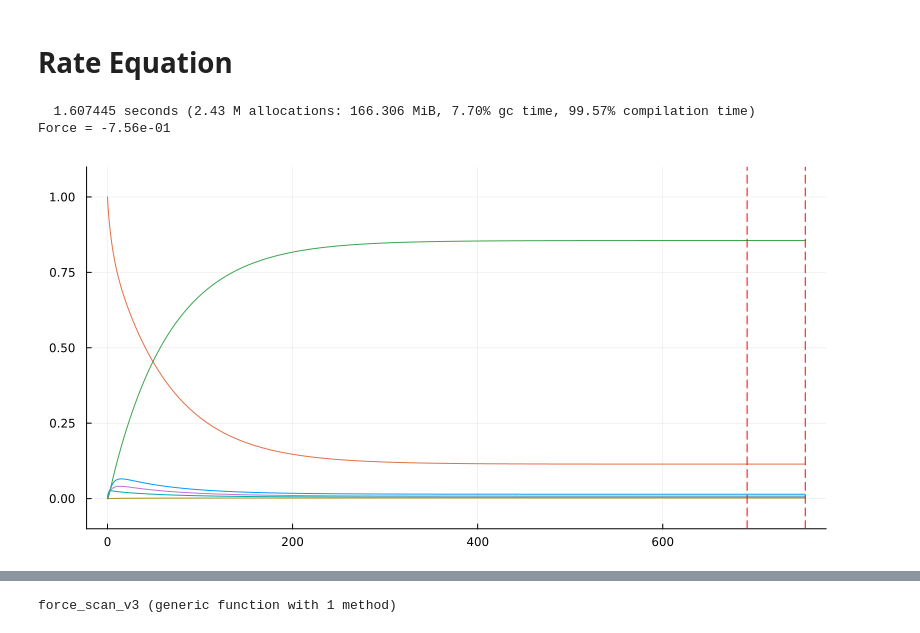
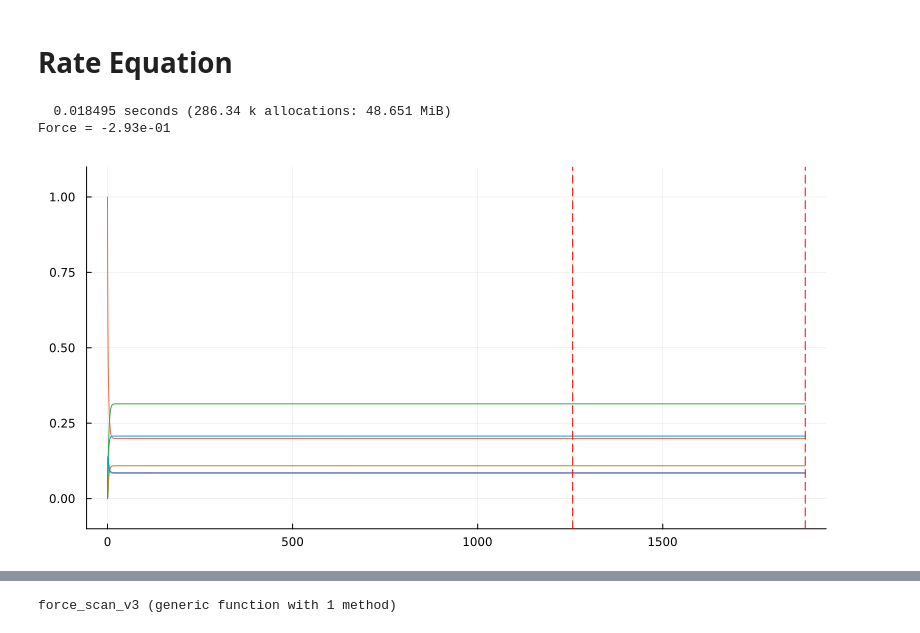
Before and after one commit to munozariasjm/OpticalBlochEquations.jl, a Jupyter notebook: examples/ipynb_sources/toy_models/F1_to_F1.ipynb, the cells around one changed output, grey strips where cells are left out. Drawn from its saved outputs; the diff is of its cells as text; code cells hidden in the pictures.

```diff
--- a/examples/ipynb_sources/toy_models/F1_to_F1.ipynb
+++ b/examples/ipynb_sources/toy_models/F1_to_F1.ipynb
@@ -766,0 +966,14 @@ prob.p.force_last_period .* 1e3
+# %%
+using Plots
+plot_us = sol.u#[1:10:end]
+plot_ts = sol.t#[1:10:end]
+
+n_states = size(p.ρ_soa, 1)
+plot(size=(800, 400), ylim=(-0.1, 1.1), legend=nothing)
+for i in 1:n_states
+    state_idx = n_states*(i-1) + i
+    plot!(plot_ts, [real(u[state_idx]) for u in plot_us])
+end
+plot!()
+offset = 0
+vline!([sol.t[end] - prob.p.period - offset, sol.t[end] - offset], color="red", linestyle=:dash)
@@ -885,9 +1154,6 @@ function prob_func_re!(prob, scan_params, i)
 end
 ;
 # %%
-Δ_orthog = 30.0Γ
-s_orthog = 50.0
-
 H_operator = :(
     T * L +
     B_z * Zeeman_L0
@@ -937,58 +1203,64 @@ bare_states = deepcopy(H.states)
 
 # Laser parameters
 
-Δ = 10.0Γ
-s = 50.0
 
 # Frequency of the lasers (in angular frequency units)
 ω1 = 2π * (energy(H.states[end]) - energy(H.states[1])) + Δ
 ω2 = 2π * (energy(H.states[end]) - energy(H.states[1])) + Δ_orthog
+ω3 = 2π * (energy(H.states[end]) - energy(H.states[1])) + Δ_dual
 
 ϵ_(ϵ1) = t -> ϵ1
 
-k̂ = +x̂; ϵ1 = ϵ_( -im .* rotate_pol(σ⁺, k̂)); laser1 = Field(k̂, ϵ1, ω2, s_orthog)
-k̂ = -x̂; ϵ2 = ϵ_( -im .* rotate_pol(σ⁺, k̂)); laser2 = Field(k̂, ϵ2, ω2, s_orthog)
-k̂ = +ŷ; ϵ3 = ϵ_( -rotate_pol(σ⁺, k̂)); laser3 = Field(k̂, ϵ3, ω2, s_orthog)
-k̂ = -ŷ; ϵ4 = ϵ_( -rotate_pol(σ⁺, k̂)); laser4 = Field(k̂, ϵ4, ω2, s_orthog)
+k̂ = +x̂; ϵ1 = ϵ_(rotate_pol(σ⁺, k̂)); laser1 = Field(k̂, ϵ1, ω2, s_orthog)
+k̂ = -x̂; ϵ2 = ϵ_(rotate_pol(σ⁺, k̂)); laser2 = Field(k̂, ϵ2, ω2, s_orthog)
+
+k̂ = +ŷ; ϵ3 = ϵ_( rotate_pol(σ⁺, k̂)); laser3 = Field(k̂, ϵ3, ω2, s_orthog)
+k̂ = -ŷ; ϵ4 = ϵ_( rotate_pol(σ⁺, k̂)); laser4 = Field(k̂, ϵ4, ω2, s_orthog)
+
 k̂ = +ẑ; ϵ5 = ϵ_( rotate_pol(σ⁺, k̂)); laser5 = Field(k̂, ϵ5, ω1, s)
 k̂ = -ẑ; ϵ6 = ϵ_( rotate_pol(σ⁺, k̂)); laser6 = Field(k̂, ϵ6, ω1, s)
 
+k̂ = +x̂; ϵ7 = ϵ_( rotate_pol(σ⁺, k̂)); laser7 = Field(k̂, ϵ5, ω3, s_dual)
+k̂ = -x̂; ϵ8 = ϵ_( rotate_pol(σ⁺, k̂)); laser8 = Field(k̂, ϵ6, ω3, s_dual)
+
 k̂ = +x̂; ϵ1 = ϵ_(σ⁰); laser1_orthog = Field(k̂, ϵ1, ω2, s_orthog)
 k̂ = -x̂; ϵ2 = ϵ_(σ⁰); laser2_orthog = Field(k̂, ϵ2, ω2, s_orthog)
+k̂ = +ŷ; ϵ3 = ϵ_(σ⁰); laser3_orthog = Field(k̂, ϵ3, ω2, s_orthog)
+k̂ = -ŷ; ϵ4 = ϵ_(σ⁰); laser4_orthog = Field(k̂, ϵ4, ω2, s_orthog)
 
-lasers = [laser1_orthog, laser2_orthog, laser5, laser6]#
-# lasers = [laser1, laser2, laser3, laser4, laser5, laser6]
+lasers = [laser1, laser2, laser5, laser6]
+# lasers = [laser7, laser8, laser5, laser6]
 ;
 # %%
 N0 = [0,1.0,0,0,0,0]
-freq_res = 1e-1
+freq_res = 1e-2
 extra_p = MutableNamedTuple(H=deepcopy(H), lasers=lasers, n_ground=3, bare_states = deepcopy(bare_states), Δ_orthog=Δ_orthog, T=1e12, s_orthog=0.0)
 particle.v = [0,0,0.0]
 
 p = rate_equation(N0, particle, bare_states, lasers, d_bare, d_bare, true, true, λ, Γ, freq_res, extra_p)
-p = remake_rate_equation_B(p, 125*_μB)
+p = remake_rate_equation_B(p, 1.0*_μB)
 
 t_end = 20p.period+1; tspan = (0., t_end)
 cb = PeriodicCallback(reset_force1!, p.period)
 
 prob = ODEProblem(N!, p.N0_vec, tspan, p, reltol=1e-3, save_on=true)
 @time sol = DifferentialEquations.solve(prob, alg=DP5(), reltol=1e-3, callback=cb)
 
 @printf("Force = %.2e", p.force_last_period[3].* (ħ * k * Γ / m).*1e-3)
 
 using Plots
 plot_us = sol.u#[1:10:end]
 plot_ts = sol.t#[1:10:end]
 
 n_states = length(H.states)
 plot(size=(800, 400), ylim=(-0.1, 1.1), legend=nothing)
 for i in 1:n_states
     plot!(plot_ts, [real(u[i]) for u in plot_us])
 end
 plot!()
 offset = 0
 vline!([sol.t[end] - prob.p.period - offset, sol.t[end] - offset], color="red", linestyle=:dash)
 # %% [output]
-  1.607445 seconds (2.43 M allocations: 166.306 MiB, 7.70% gc time, 99.57% compilation time)
-Force = -7.56e-01
+  0.018495 seconds (286.34 k allocations: 48.651 MiB)
+Force = -2.93e-01
-[figure, old version]
+[figure, new version]
```
Also changed, not shown: parts of 89 cells of this notebook, 9 other files.
